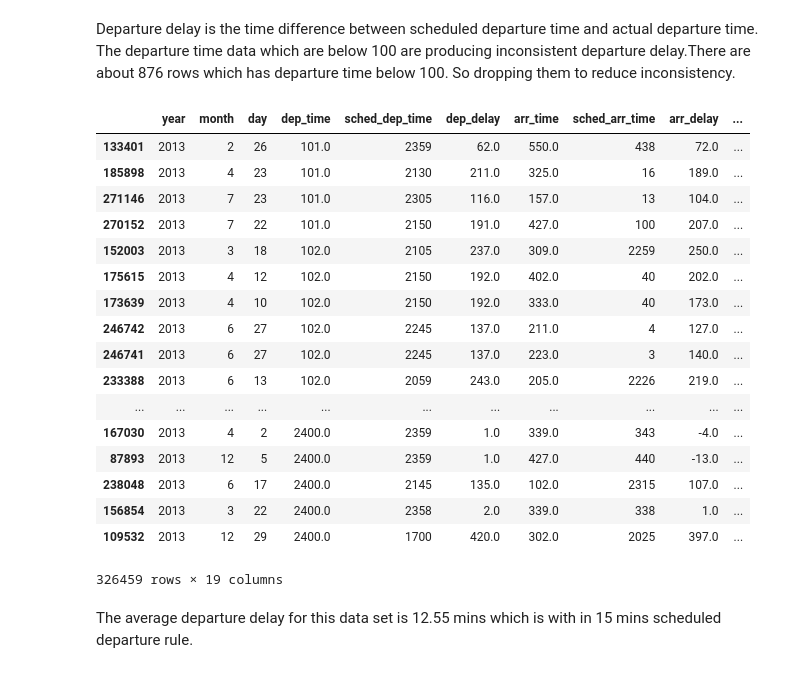
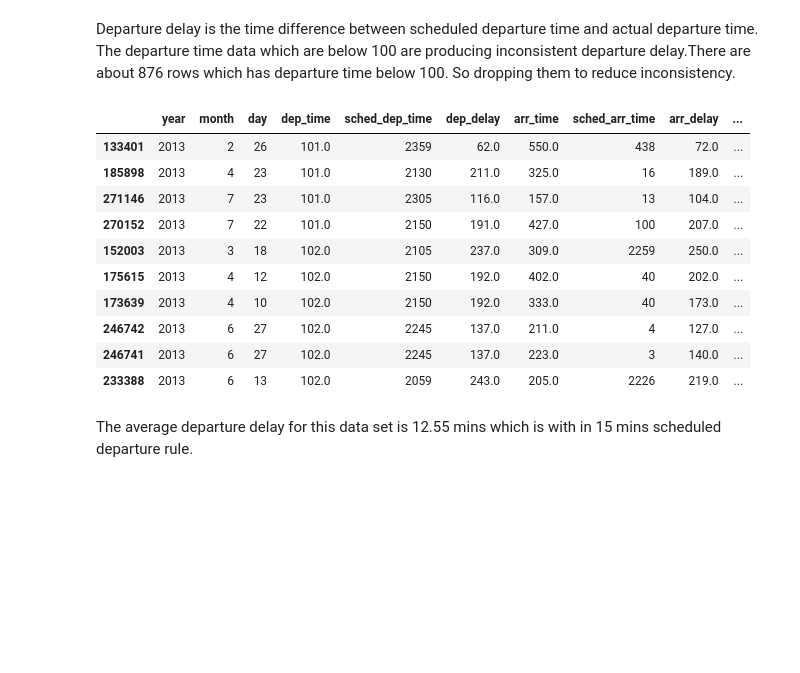
Before and after one commit to moumitagorain/FLIGHT_EDA, a Jupyter notebook: Flight Data EDA.ipynb, the cells around one changed output. Saved outputs shown, nothing was run; the diff lists cells and outputs as text; code cells hidden in the pictures; blank space fills up the shorter version.

```diff
--- a/Flight Data EDA.ipynb
+++ b/Flight Data EDA.ipynb
@@ -97,26 +85,19 @@ Departure delay is the time difference between scheduled departure time and actu
 So dropping them to reduce inconsistency.
 # %%
 flight_df=flight_df[flight_df['dep_time']>100]
-flight_df.sort_values('dep_time',ascending = True)
+flight_df.sort_values('dep_time',ascending = True).head(10)
 # %% [output]
 |  | year | month | day | dep_time | sched_dep_time | dep_delay | arr_time | sched_arr_time | arr_delay | ... |
 | 133401 | 2013 | 2 | 26 | 101.0 | 2359 | 62.0 | 550.0 | 438 | 72.0 | ... |
 | 185898 | 2013 | 4 | 23 | 101.0 | 2130 | 211.0 | 325.0 | 16 | 189.0 | ... |
 | 271146 | 2013 | 7 | 23 | 101.0 | 2305 | 116.0 | 157.0 | 13 | 104.0 | ... |
 | 270152 | 2013 | 7 | 22 | 101.0 | 2150 | 191.0 | 427.0 | 100 | 207.0 | ... |
 | 152003 | 2013 | 3 | 18 | 102.0 | 2105 | 237.0 | 309.0 | 2259 | 250.0 | ... |
 | 175615 | 2013 | 4 | 12 | 102.0 | 2150 | 192.0 | 402.0 | 40 | 202.0 | ... |
 | 173639 | 2013 | 4 | 10 | 102.0 | 2150 | 192.0 | 333.0 | 40 | 173.0 | ... |
 | 246742 | 2013 | 6 | 27 | 102.0 | 2245 | 137.0 | 211.0 | 4 | 127.0 | ... |
 | 246741 | 2013 | 6 | 27 | 102.0 | 2245 | 137.0 | 223.0 | 3 | 140.0 | ... |
 | 233388 | 2013 | 6 | 13 | 102.0 | 2059 | 243.0 | 205.0 | 2226 | 219.0 | ... |
-| ... | ... | ... | ... | ... | ... | ... | ... | ... | ... | ... |
-| 167030 | 2013 | 4 | 2 | 2400.0 | 2359 | 1.0 | 339.0 | 343 | -4.0 | ... |
-| 87893 | 2013 | 12 | 5 | 2400.0 | 2359 | 1.0 | 427.0 | 440 | -13.0 | ... |
-| 238048 | 2013 | 6 | 17 | 2400.0 | 2145 | 135.0 | 102.0 | 2315 | 107.0 | ... |
-| 156854 | 2013 | 3 | 22 | 2400.0 | 2358 | 2.0 | 339.0 | 338 | 1.0 | ... |
-| 109532 | 2013 | 12 | 29 | 2400.0 | 1700 | 420.0 | 302.0 | 2025 | 397.0 | ... |
-326459 rows × 19 columns
 # %% [markdown]
 The average departure delay for this data set is 12.55 mins which is with in 15 mins scheduled departure rule.
 # %%
```
Also changed, not shown: parts of 13 cells of this notebook.
